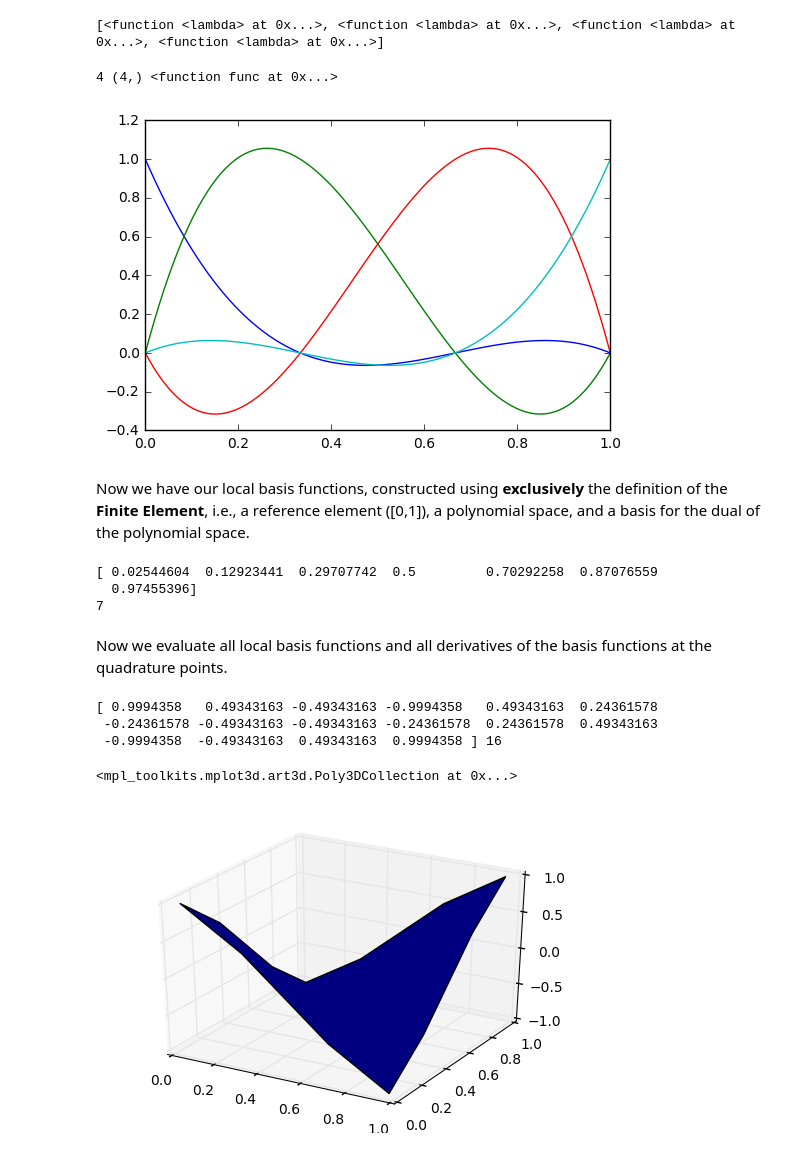
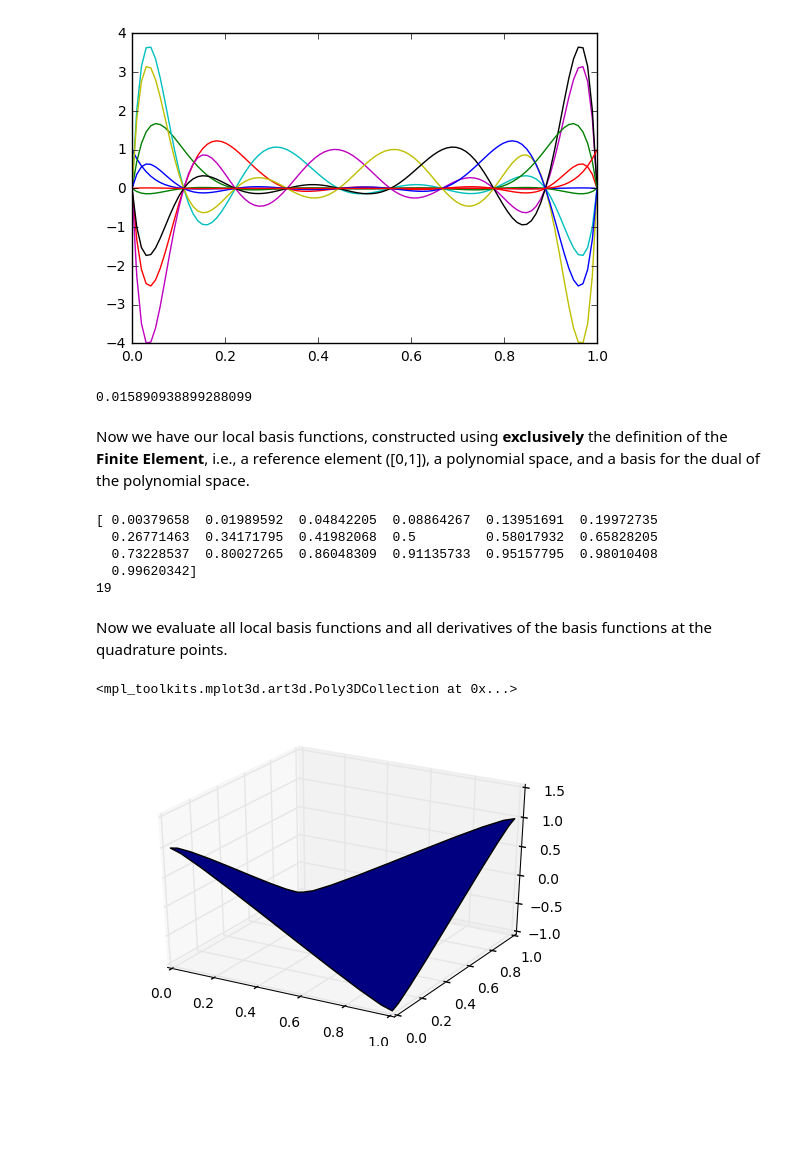
Before and after one commit to denocris/Finite-Element-Project, a Jupyter notebook: fe2D/fe2D.ipynb, the cells around one changed output. Cells and saved outputs as stored; diff of their text form; code cells hidden in the pictures; blank space fills up the shorter version.

```diff
--- a/fe2D/fe2D.ipynb
+++ b/fe2D/fe2D.ipynb
@@ -15,7 +15,7 @@ def chebyshev_nodes(x):
     cheb = [0.5*cos((2*(i+1)-1)*pi/(2*x)) + 0.5 for i in range(x)]
     cheb = array(cheb)
     return sort(cheb)
-
+"""
 def lagrange_basis(xi, i):
     def func(x):
         assert i<len(xi) and i>=0, 'Out of range: 0 < i < len(xi)'
@@ -39,6 +39,20 @@ def lagrange_basis_derivatives(xi, i):
         ret *= deriv_sum
         return ret
     return func
+"""
+def lagrange_basis(q,i):
+    n = len(q)
+    L = Polynomial.fromroots([xj for xj in q if xj != q[i]])
+    L = L/(L(q[i]))
+    return L
+
+def lagrange_basis0(q,i):
+    L = product([ (x-q[j])/(q[i]-q[j]) for j in xrange(n+1) if j != i], axis=0)
+    return L
+
+def lagrange_basis_derivatives(q,i):
+    L_deriv = lagrange_basis(q,i).deriv()
+    return L_deriv
 
 def lagrange_function(v,lag_base):
     def func(x):
@@ -48,7 +62,7 @@ def lagrange_function(v,lag_base):
         return res
     return func
 
-degree=3 #grado dei polinomi delle basi
+degree=9 #grado dei polinomi delle basi
 cheb = chebyshev_nodes(degree+1) #Lista nodi chebichev
 #print cheb
 
@@ -67,10 +81,6 @@ dual_basis_points = linspace(0,1,degree+1)
 
 for node in dual_basis_points:
     N.append(lambda f, node=node : f(node))
-
-print N
-# %% [output]
-[<function <lambda> at 0x...>, <function <lambda> at 0x...>, <function <lambda> at 0x...>, <function <lambda> at 0x...>]
 # %%
 # Dimension of the polynomial space
 n = len(N)
@@ -91,15 +101,17 @@ for k in range(n):
     vk = linalg.solve(C, ei)
     V.append(lagrange_function(vk,lag_bas)) # Construct the basis using the right coefficients of the polynomials
     V_prime.append(lagrange_function(vk,lag_bas_deriv))
-    #print V[k](s)
     plot(s, V[k](s))
 
-print len(V), array(V).shape, V[0]
+#print len(V), array(V).shape, V[0]
 
 #Qui abbiamo costruito i vk che sono i coefficienti
 # %% [output]
-4 (4,) <function func at 0x...>
-[figure, old version]
+[figure, new version]
+# %%
+V_prime[1](0.5)
+# %% [output]
+0.015890938899288099
 # %% [markdown]
 Now we have our local basis functions, constructed using **exclusively** the definition of the **Finite Element**, i.e., a reference element ([0,1]), a polynomial space, and a basis for the dual of the polynomial space.
 # %%
@@ -115,9 +127,11 @@ w = w/2
 print q
 print deg
 # %% [output]
-[ 0.02544604  0.12923441  0.29707742  0.5         0.70292258  0.87076559
-  0.97455396]
-7
+[ 0.00379658  0.01989592  0.04842205  0.08864267  0.13951691  0.19972735
+  0.26771463  0.34171795  0.41982068  0.5         0.58017932  0.65828205
+  0.73228537  0.80027265  0.86048309  0.91135733  0.95157795  0.98010408
+  0.99620342]
+19
 # %% [markdown]
 Now we evaluate all local basis functions and all derivatives of the basis functions at the quadrature points.
 # %%
@@ -207,26 +221,36 @@ rhs = einsum('iq, q, q -> i', VqVq,Wf,myf_test(lpoint_x,lpoint_y)) #inserita
 
 # Solve the system
 ufem = linalg.solve((A + M), rhs)
-print ufem, len(ufem)
+#print ufem, len(ufem)
+
+# [ 0.9994358   0.49343163 -0.49343163 -0.9994358   0.49343163  0.24361578
+# -0.24361578 -0.49343163 -0.49343163 -0.24361578  0.24361578  0.49343163
+# -0.9994358  -0.49343163  0.49343163  0.9994358 ]
-# %% [output]
-[ 0.9994358   0.49343163 -0.49343163 -0.9994358   0.49343163  0.24361578
- -0.24361578 -0.49343163 -0.49343163 -0.24361578  0.24361578  0.49343163
- -0.9994358  -0.49343163  0.49343163  0.9994358 ] 16
 # %%
 from mpl_toolkits.mplot3d import Axes3D
+
+
+
+# Plots
+ns = 51
+s = linspace(0,1,ns)
+
+Ls = zeros((n, ns))
+for j in range(n):
+    Ls[j] = V[j](s)
 
 
 X, Y = meshgrid(cheb,cheb)
 
 sol_fe = ufem.reshape((degree+1,degree+1))
 
 fig = plt.figure()
 ax = fig.add_subplot(111, projection='3d')
 
 ax.plot_surface(X,Y,sol_fe)
 # %% [output]
 <mpl_toolkits.mplot3d.art3d.Poly3DCollection at 0x...>
-[figure, old version]
+[figure, new version]
 # %%
 sol_ext = lambda x,y: cos(pi*x)*cos(pi*y)
 
```
Also changed, not shown: parts of 2 cells of this notebook, 2 other files.
